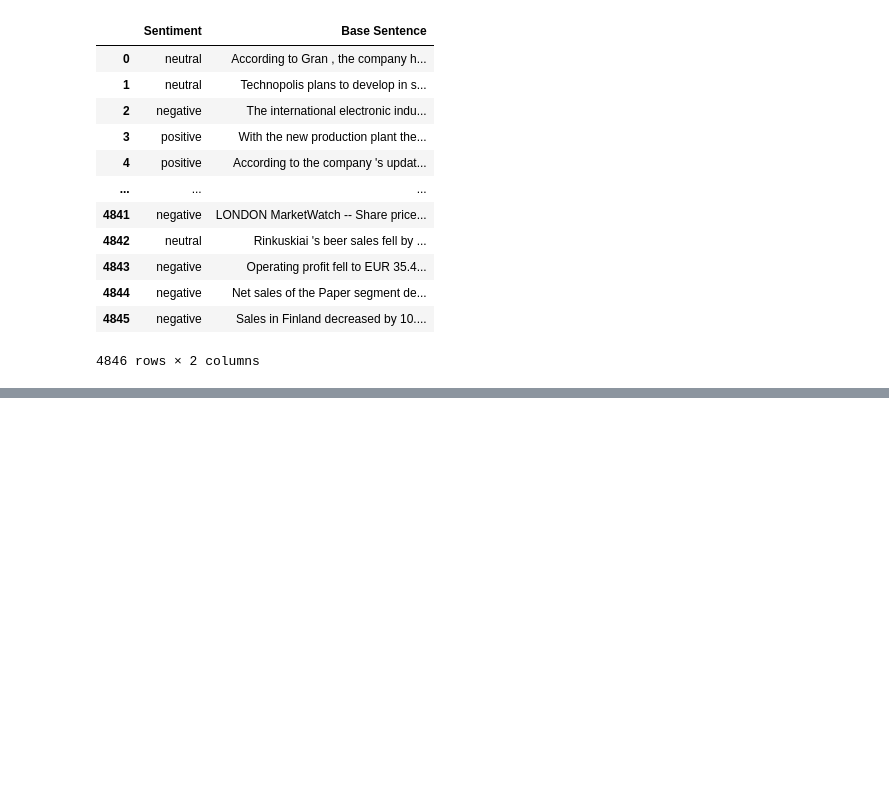
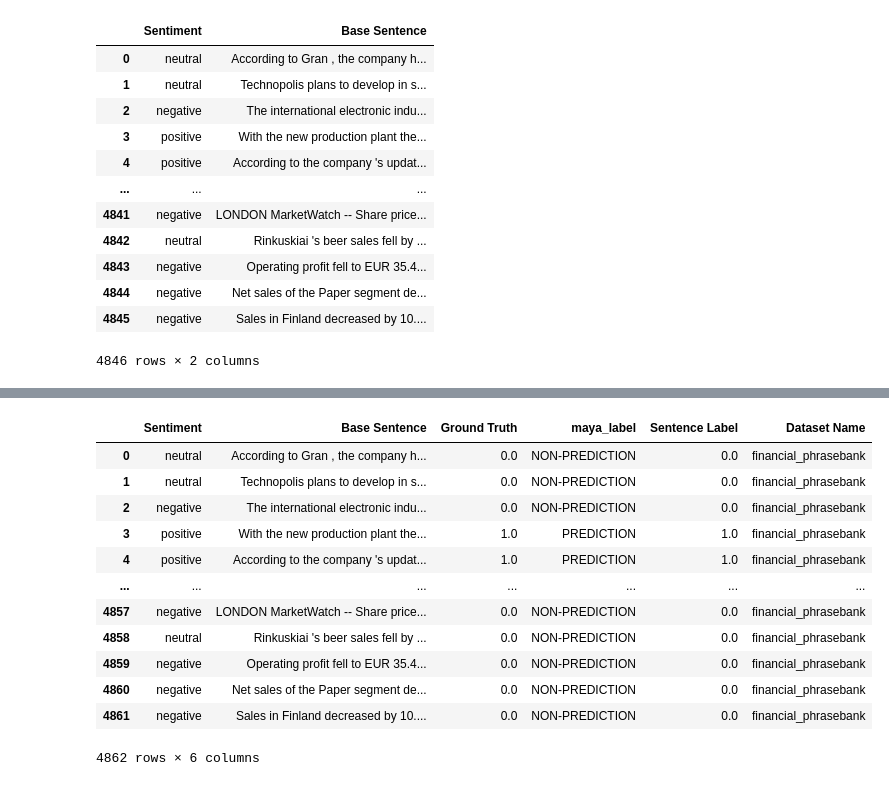
Before and after one commit to ufdatastudio/predictions, a Jupyter notebook: notebook_experiments/annotators.ipynb, the cells around one changed output, grey strips where cells are left out. Saved outputs shown, nothing was run; the diff lists cells and outputs as text; code cells hidden in the pictures; blank space fills up the shorter version.

```diff
--- a/notebook_experiments/annotators.ipynb
+++ b/notebook_experiments/annotators.ipynb
@@ -86,3 +112,24 @@ Preview:
+# %%
+# Source - https://stackoverflow.com/a/41463139
+# Posted by jezrael, modified by community. See post 'Timeline' for change history
+# Retrieved 2026-05-15, License - CC BY-SA 3.0
+
+df = pd.merge(original_df, our_df, left_on='Base Sentence', right_on='Base Sentence', how='left')
+df
+# %% [output]
+|  | Sentiment | Base Sentence | Ground Truth | maya_label | Sentence Label | Dataset Name |
+| 0 | neutral | According to Gran , the company h... | 0.0 | NON-PREDICTION | 0.0 | financial_phrasebank |
+| 1 | neutral | Technopolis plans to develop in s... | 0.0 | NON-PREDICTION | 0.0 | financial_phrasebank |
+| 2 | negative | The international electronic indu... | 0.0 | NON-PREDICTION | 0.0 | financial_phrasebank |
+| 3 | positive | With the new production plant the... | 1.0 | PREDICTION | 1.0 | financial_phrasebank |
+| 4 | positive | According to the company 's updat... | 1.0 | PREDICTION | 1.0 | financial_phrasebank |
+| ... | ... | ... | ... | ... | ... | ... |
+| 4857 | negative | LONDON MarketWatch -- Share price... | 0.0 | NON-PREDICTION | 0.0 | financial_phrasebank |
+| 4858 | neutral | Rinkuskiai 's beer sales fell by ... | 0.0 | NON-PREDICTION | 0.0 | financial_phrasebank |
+| 4859 | negative | Operating profit fell to EUR 35.4... | 0.0 | NON-PREDICTION | 0.0 | financial_phrasebank |
+| 4860 | negative | Net sales of the Paper segment de... | 0.0 | NON-PREDICTION | 0.0 | financial_phrasebank |
+| 4861 | negative | Sales in Finland decreased by 10.... | 0.0 | NON-PREDICTION | 0.0 | financial_phrasebank |
+4862 rows × 6 columns
 # %%
 # ------------------------------------------------------------
 # (1) Clean the key column before merging
```
Also changed, not shown: parts of 8 cells of this notebook, 1 other file.
